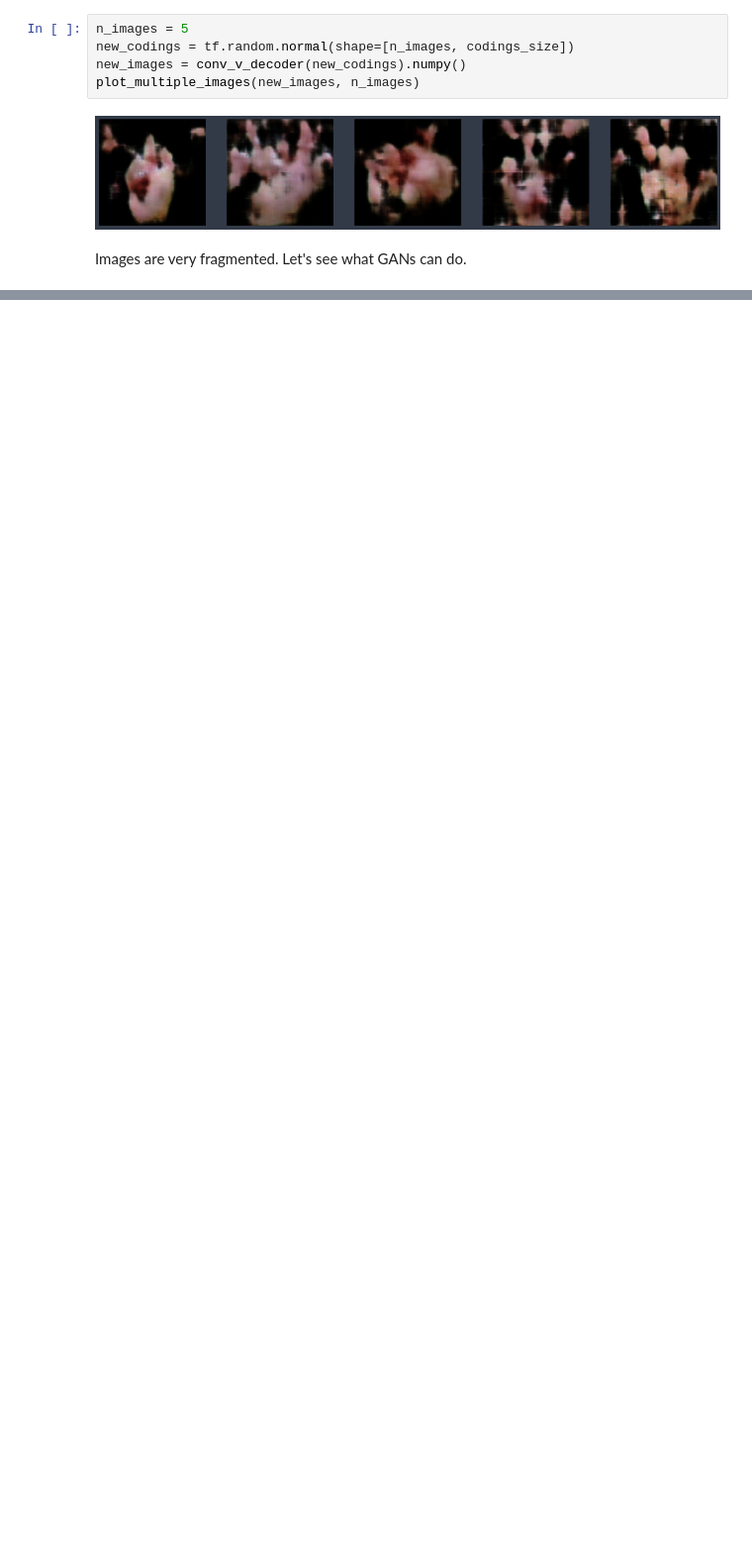
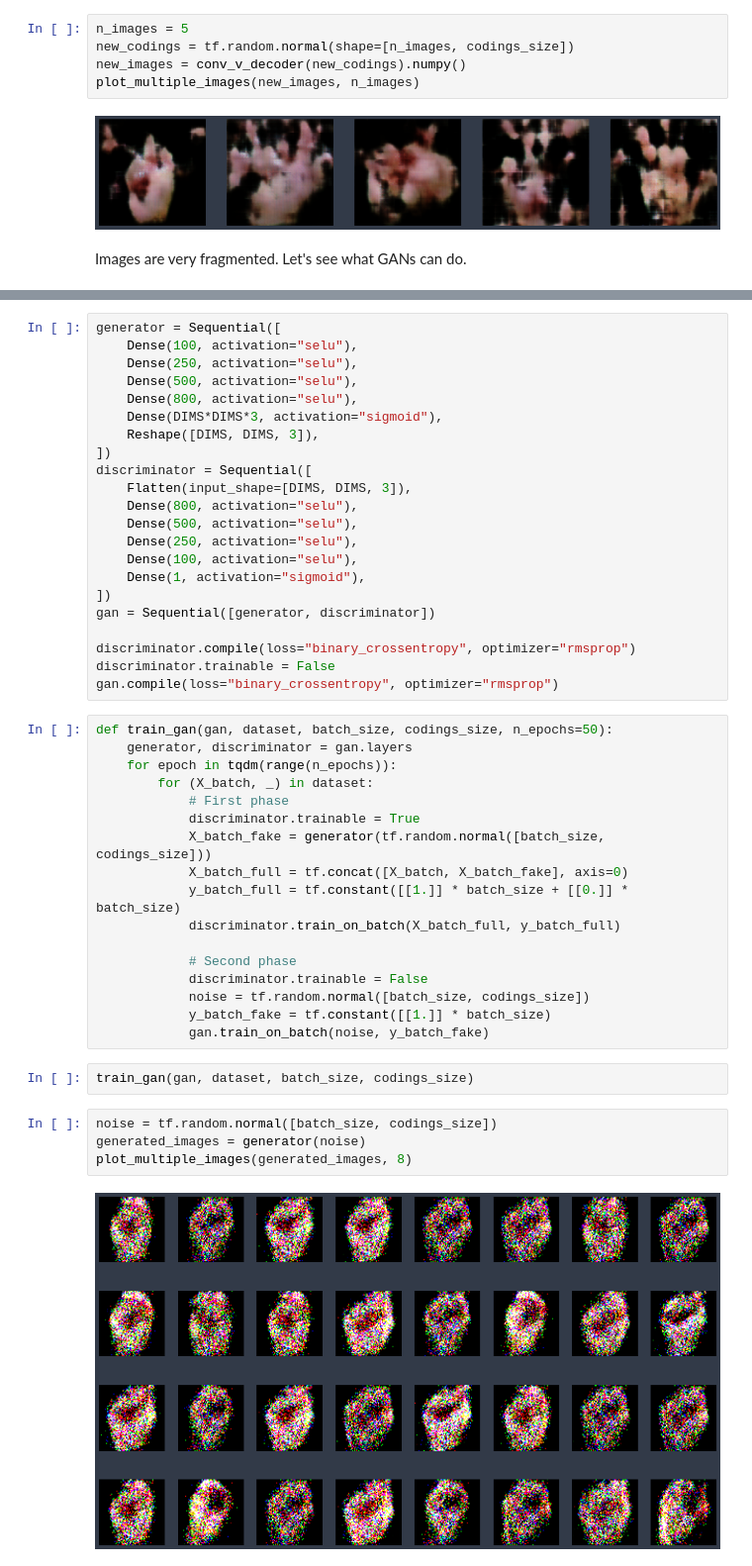
Before and after one commit to amaralcs/homl, a Jupyter notebook: 17_autoencoders_gans_exercises.ipynb, the cells around one changed output, grey strips where cells are left out. Shown at 99% size. Cells and saved outputs as stored; diff of their text form; blank space fills up the shorter version.

Commit message:
Started training GAN

```diff
--- a/17_autoencoders_gans_exercises.ipynb
+++ b/17_autoencoders_gans_exercises.ipynb
@@ -632,0 +647,47 @@ Images are very fragmented. Let's see what GANs can do.
+# %%
+generator = Sequential([
+    Dense(100, activation="selu"),
+    Dense(250, activation="selu"),
+    Dense(500, activation="selu"),
+    Dense(800, activation="selu"),
+    Dense(DIMS*DIMS*3, activation="sigmoid"),
+    Reshape([DIMS, DIMS, 3]),
+])
+discriminator = Sequential([
+    Flatten(input_shape=[DIMS, DIMS, 3]),
+    Dense(800, activation="selu"),
+    Dense(500, activation="selu"),
+    Dense(250, activation="selu"),
+    Dense(100, activation="selu"),
+    Dense(1, activation="sigmoid"),
+])
+gan = Sequential([generator, discriminator])
+
+discriminator.compile(loss="binary_crossentropy", optimizer="rmsprop")
+discriminator.trainable = False
+gan.compile(loss="binary_crossentropy", optimizer="rmsprop")
+# %%
+def train_gan(gan, dataset, batch_size, codings_size, n_epochs=50):
+    generator, discriminator = gan.layers
+    for epoch in tqdm(range(n_epochs)):
+        for (X_batch, _) in dataset:
+            # First phase
+            discriminator.trainable = True
+            X_batch_fake = generator(tf.random.normal([batch_size, codings_size]))
+            X_batch_full = tf.concat([X_batch, X_batch_fake], axis=0)
+            y_batch_full = tf.constant([[1.]] * batch_size + [[0.]] * batch_size)
+            discriminator.train_on_batch(X_batch_full, y_batch_full)
+
+            # Second phase
+            discriminator.trainable = False
+            noise = tf.random.normal([batch_size, codings_size])
+            y_batch_fake = tf.constant([[1.]] * batch_size)
+            gan.train_on_batch(noise, y_batch_fake)
+# %%
+train_gan(gan, dataset, batch_size, codings_size)
+# %%
+noise = tf.random.normal([batch_size, codings_size])
+generated_images = generator(noise)
+plot_multiple_images(generated_images, 8)
+# %% [output]
+[figure, added]
```
Also changed, not shown: parts of 7 cells of this notebook.
